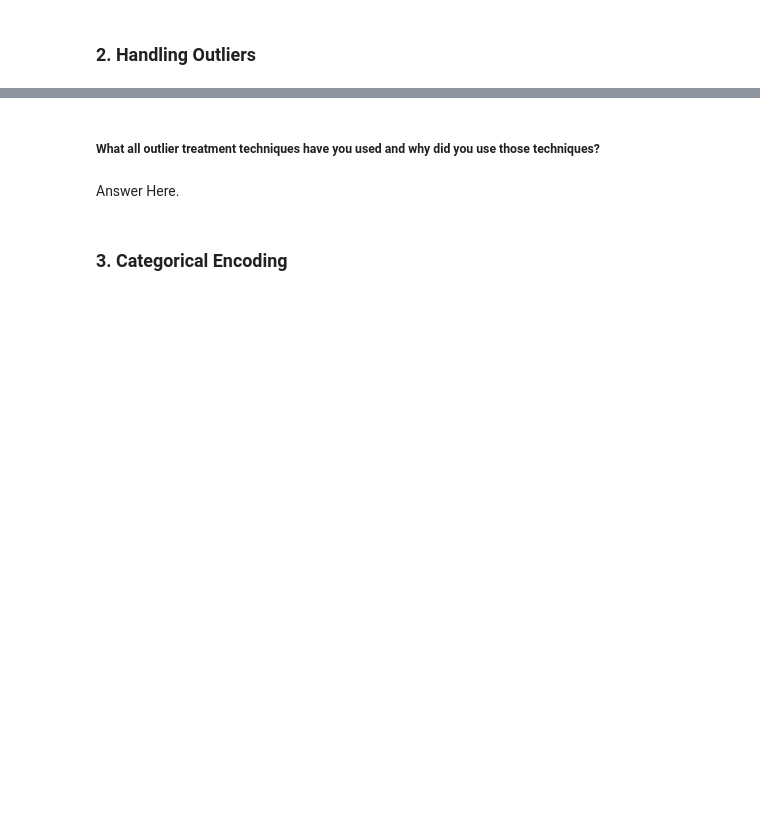
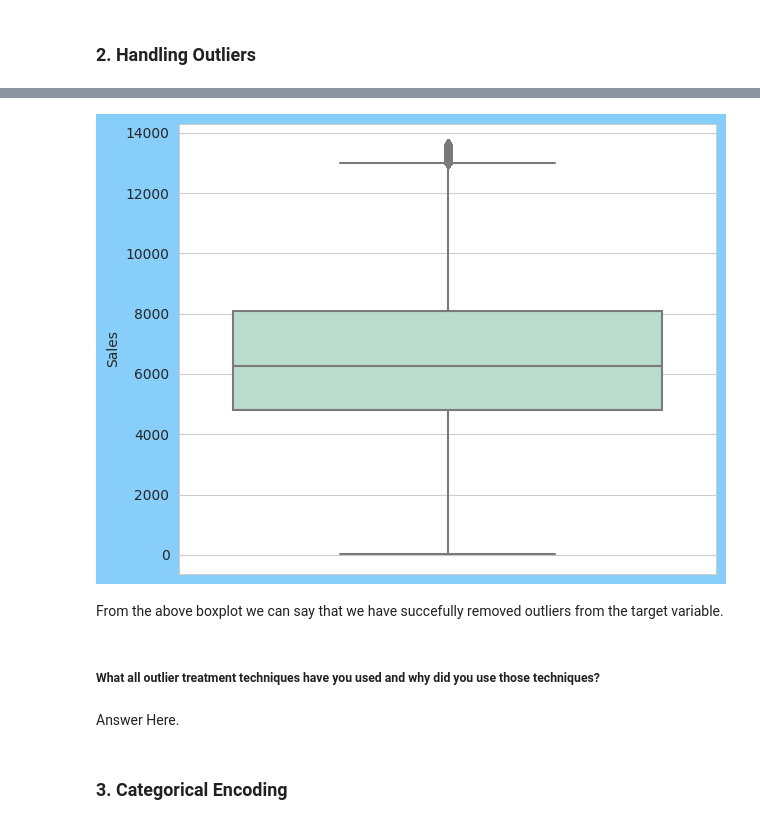
Before and after one commit to hmarathe420/Retail_Sales_Prediction, a Jupyter notebook: Retail_Sales_Prediction.ipynb, the cells around one changed output, grey strips where cells are left out. Cells and saved outputs as stored; diff of their text form; code cells hidden in the pictures; blank space fills up the shorter version.

```diff
--- a/Retail_Sales_Prediction.ipynb
+++ b/Retail_Sales_Prediction.ipynb
@@ -1034,3 +1133,25 @@ Answer Here.
+# %%
+#calculating the upper and lower bound outliers so we can remove it further.
+percentile_25 = np.percentile(rossmannstore_df['Sales'],25)
+percentile_75 = np.percentile(rossmannstore_df['Sales'],75)
+iqr = (percentile_75 - percentile_25)
+upper_outlier_bound = percentile_75 + 1.5*iqr
+lower_outlier_bound = percentile_25 - 1.5*iqr
+# %%
+#Removing the outliers from the target ('Sales') variable.
+rossmannstore_df.drop(index=rossmannstore_df[rossmannstore_df['Sales']>upper_outlier_bound].index,axis=0,inplace=True)
+rossmannstore_df.drop(index=rossmannstore_df[rossmannstore_df['Sales']<lower_outlier_bound].index,axis=0,inplace=True)
+# %%
+#ploting boxplot of target variable for confirming whether the outliers is successfuly removed or not.
+sns.set_style('whitegrid')
+plt.figure(facecolor = 'lightskyblue')
+plt.rcParams['figure.autolayout'] = True
+sns.boxplot(y=rossmannstore_df['Sales'], palette='Pastel2');
+plt.show()
+# %% [output]
+[figure, added]
+# %% [markdown]
+From the above boxplot we can say that we have succefully removed outliers from the target variable.
 # %% [markdown]
 ##### What all outlier treatment techniques have you used and why did you use those techniques?
 # %% [markdown]
```
Also changed, not shown: parts of 19 cells of this notebook.
